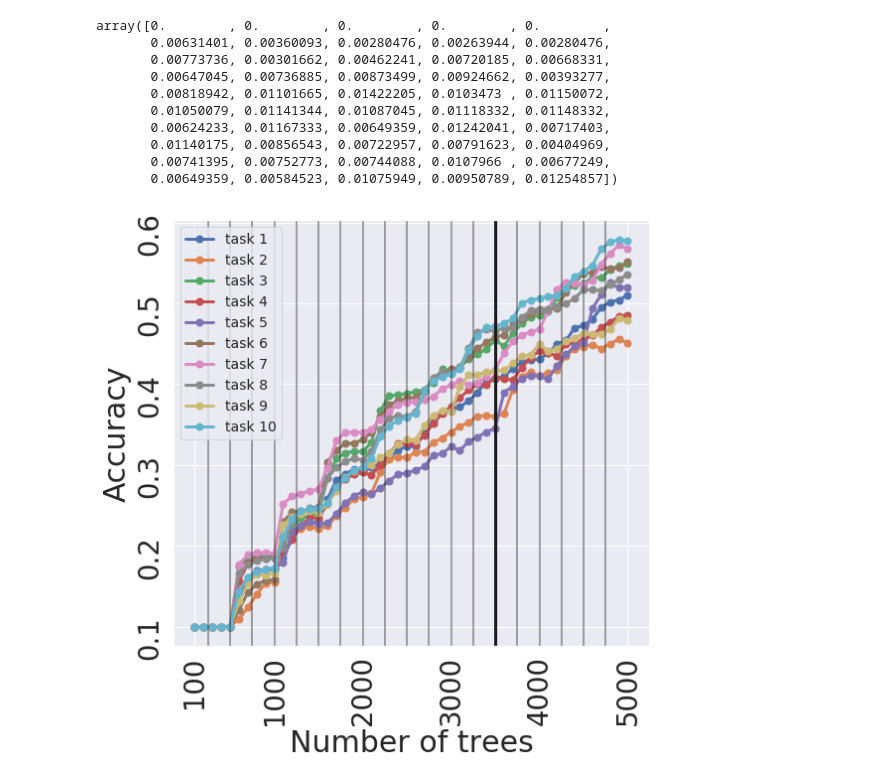
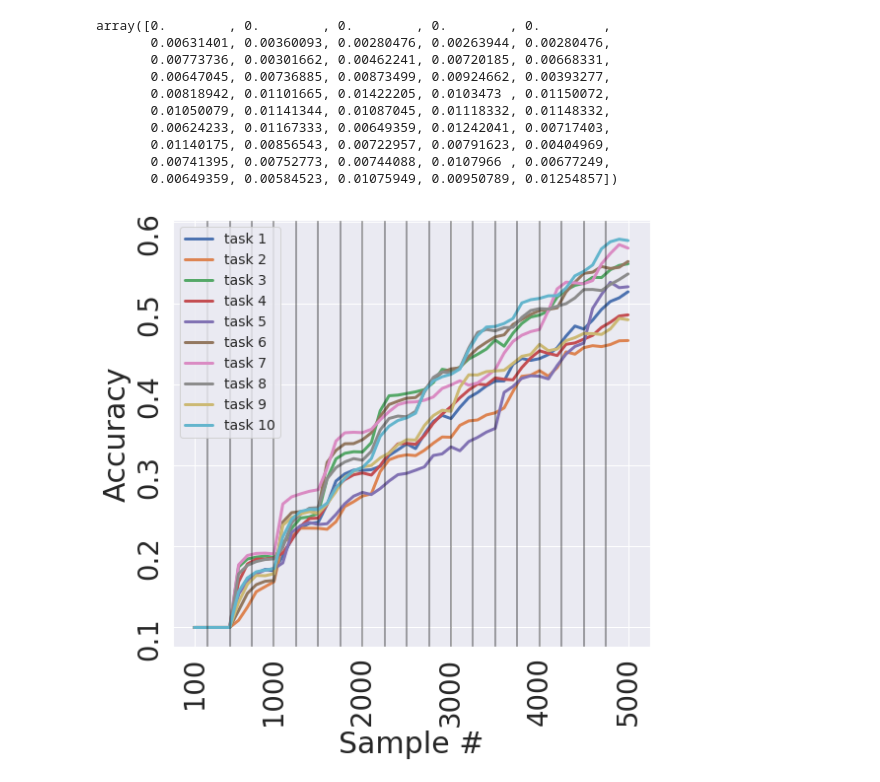
Before and after one commit to neurodata/lifelong_learner, a Jupyter notebook: lifelong_learner/notebooks/UF_N_vs_acc.ipynb, the cells around one changed output. Saved outputs shown, nothing was run; the diff lists cells and outputs as text; code cells hidden in the pictures.

```diff
--- a/lifelong_learner/notebooks/UF_N_vs_acc.ipynb
+++ b/lifelong_learner/notebooks/UF_N_vs_acc.ipynb
@@ -420,7 +420,7 @@ for task in range(10):
     for cv in range(1,7,1):
         train_x, train_y, test_x, test_y = cross_val_data(data_x,data_y,class_idx,cv=cv)
         error[:,cv-1] = Parallel(n_jobs=-2,verbose=1)(delayed(exp)(
-            train_x, train_y, test_x, test_y, task, n, ntrees=100, acorn=None
+            train_x, train_y, test_x, test_y, task, n, ntrees=100, acorn=cv
         ) for n in n_data
         )
 
@@ -458,37 +459,37 @@ array([0.        , 0.        , 0.        , 0.        , 0.        ,
        0.00741395, 0.00752773, 0.00744088, 0.0107966 , 0.00677249,
        0.00649359, 0.00584523, 0.01075949, 0.00950789, 0.01254857])
 # %%
-sns.set()
+#sns.set()
 n_data = np.arange(100,5100,100)
 fig, ax = plt.subplots(1,1, figsize=(8,8))
 
 for i in range(10):
     filename='../result/UF_'+str(i+1)+'.pickle'
     error = unpickle(filename)
-    ax.plot(n_data,1-np.mean(error,axis=1), marker='.', label = 'task '+str(i+1), markersize=14, linewidth=3)
+    ax.plot(n_data,1-np.mean(error,axis=1), label = 'task '+str(i+1), markersize=14, linewidth=3)
 
 ax.set_xticks([100,1000,2000,3000,4000,5000])
 #ax.set_yticks([0.9, 1.0, 1.1, 1.2])
 #ax.set_ylim(0.89, 1.21)
 ax.tick_params(labelsize=27.5,rotation=90)
 ax.legend(loc='upper left', fontsize=14)
 # ax[0].legend(algos, bbox_to_anchor=(1.2, -.2), loc=2, borderaxespad=0)
 
 ax.set_ylabel('Accuracy', fontsize=30)
-ax.set_xlabel('Number of trees', fontsize=30)
+ax.set_xlabel('Sample #', fontsize=30)
 
 #ax.grid(axis='x')
 
 for i in range(250,5000,250):
     ax.axvline(x = i, linewidth=1.5,alpha=0.5, color='k')
 
-ax.axvline(x = 3500, linewidth=3, color='k')
+#ax.axvline(x = 3500, linewidth=3, color='k')
 
 #ax.hlines(0.422, 1,5000, colors='k', linestyles='dashed',linewidth=2)
 
 plt.tight_layout()
 
 
-plt.savefig('/data/Jayanta/task1.png',dpi=500)
+plt.savefig('/data/Jayanta/task.png',dpi=500)
 # %% [output]
-[figure, old version]
+[figure, new version]
```
Also changed, not shown: parts of 1 cell of this notebook, 3 other files.
